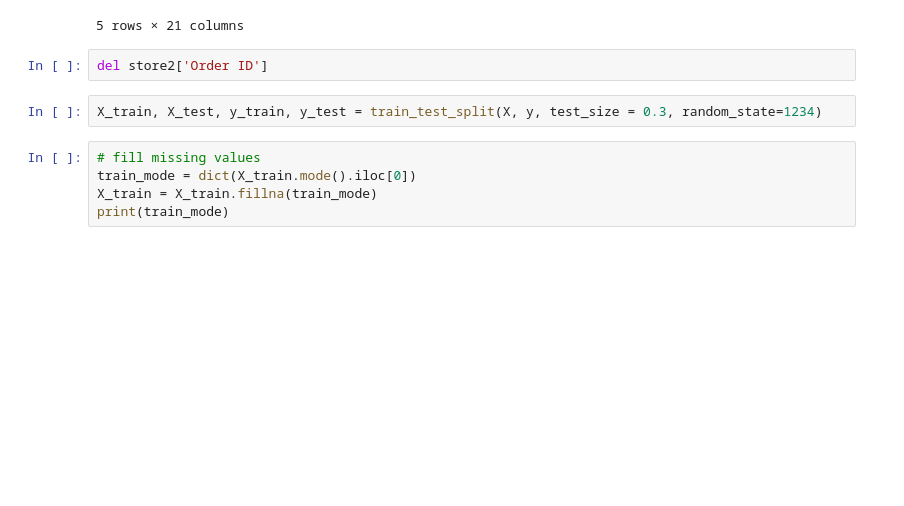
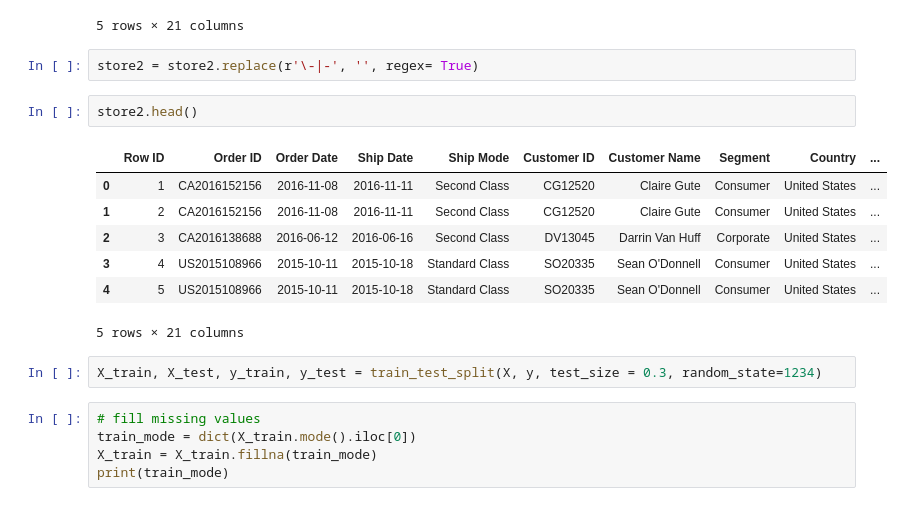
Before and after one commit to imran273/sales_forecasting_arima_-_fbprophet, a Jupyter notebook: research/arima_method.ipynb, the cells around one changed output. Saved outputs shown, nothing was run; the diff lists cells and outputs as text; blank space fills up the shorter version.

```diff
--- a/research/arima_method.ipynb
+++ b/research/arima_method.ipynb
@@ -263,8 +264,18 @@ store2.head()
 | 3 | 4 | US-2015-108966 | 2015-10-11 | 2015-10-18 | Standard Class | SO-20335 | Sean O'Donnell | Consumer | United States | ... |
 | 4 | 5 | US-2015-108966 | 2015-10-11 | 2015-10-18 | Standard Class | SO-20335 | Sean O'Donnell | Consumer | United States | ... |
 5 rows × 21 columns
-# %%
-del store2['Order ID']
+# %%
+store2 = store2.replace(r'\-|-', '', regex= True)
+# %%
+store2.head()
+# %% [output]
+|  | Row ID | Order ID | Order Date | Ship Date | Ship Mode | Customer ID | Customer Name | Segment | Country | ... |
+| 0 | 1 | CA2016152156 | 2016-11-08 | 2016-11-11 | Second Class | CG12520 | Claire Gute | Consumer | United States | ... |
+| 1 | 2 | CA2016152156 | 2016-11-08 | 2016-11-11 | Second Class | CG12520 | Claire Gute | Consumer | United States | ... |
+| 2 | 3 | CA2016138688 | 2016-06-12 | 2016-06-16 | Second Class | DV13045 | Darrin Van Huff | Corporate | United States | ... |
+| 3 | 4 | US2015108966 | 2015-10-11 | 2015-10-18 | Standard Class | SO20335 | Sean O'Donnell | Consumer | United States | ... |
+| 4 | 5 | US2015108966 | 2015-10-11 | 2015-10-18 | Standard Class | SO20335 | Sean O'Donnell | Consumer | United States | ... |
+5 rows × 21 columns
 # %%
 X_train, X_test, y_train, y_test = train_test_split(X, y, test_size = 0.3, random_state=1234)
 # %%
```
Also changed, not shown: parts of 1 cell of this notebook, 1 other file.
